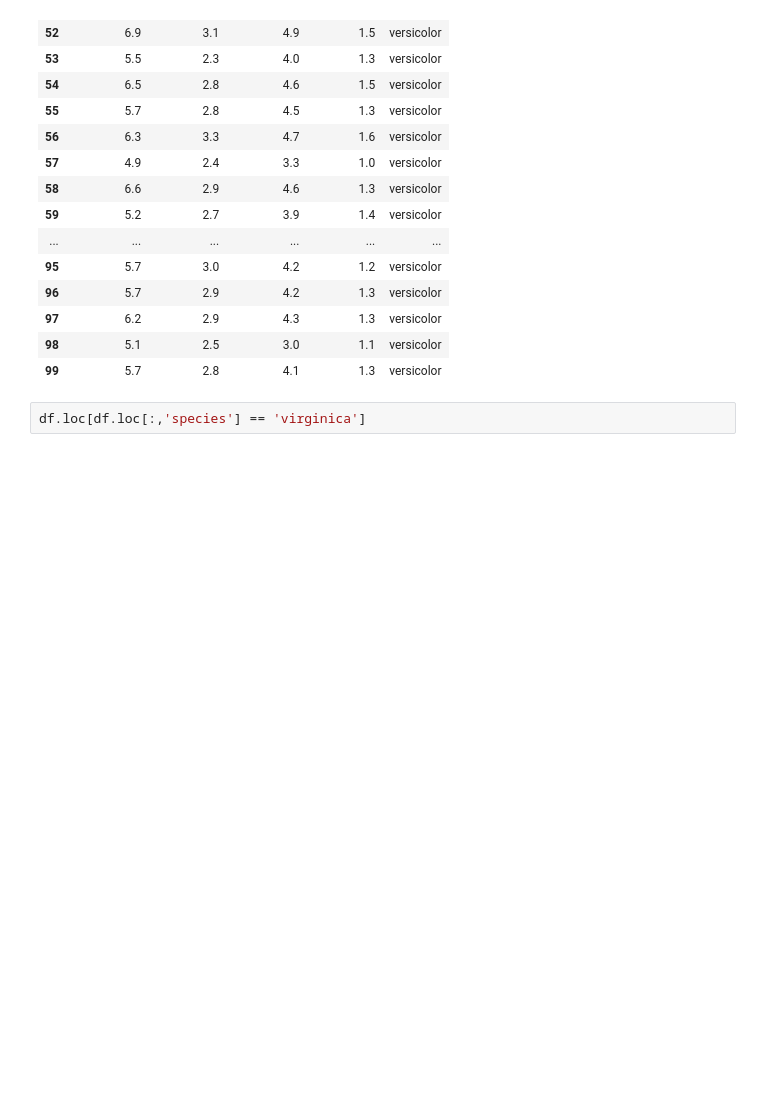
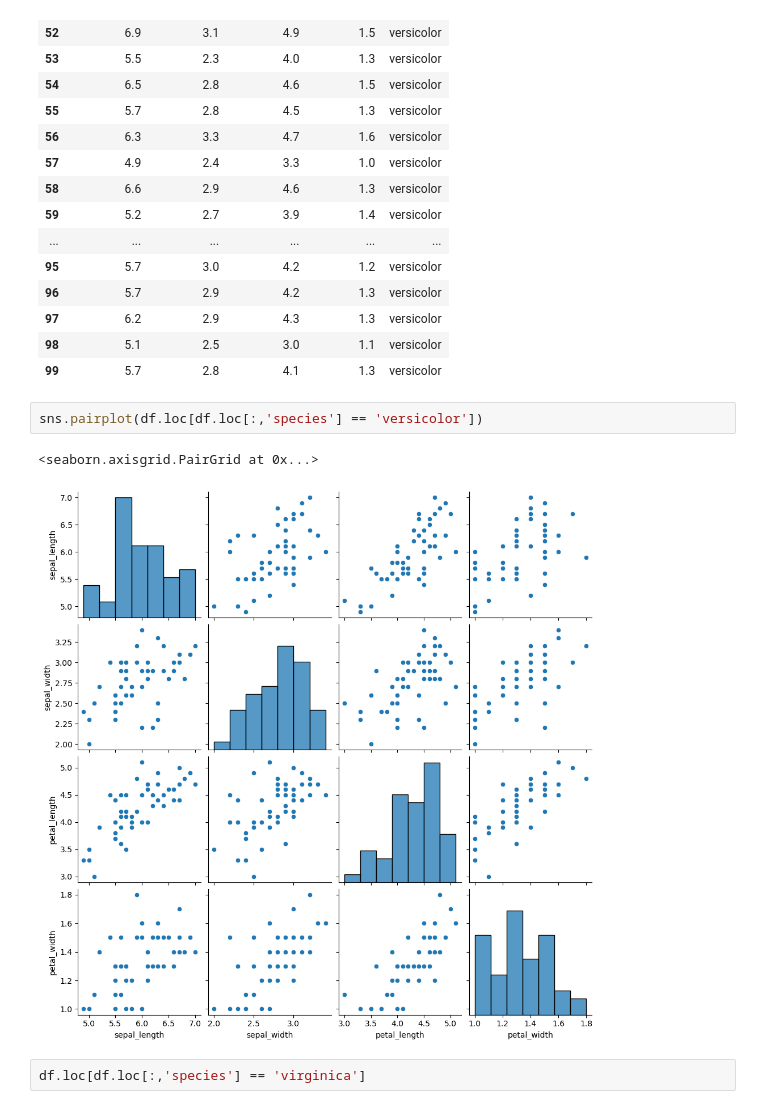
Before and after one commit to Tanjasta/Fundamentals-of-Data-Analysis, a Jupyter notebook: project.ipynb, the cells around one changed output. Cells and saved outputs as stored; diff of their text form; blank space fills up the shorter version.

```diff
--- a/project.ipynb
+++ b/project.ipynb
@@ -245,6 +250,11 @@ df.loc[df.loc[:,'species'] == 'versicolor']
 | 97 | 6.2 | 2.9 | 4.3 | 1.3 | versicolor |
 | 98 | 5.1 | 2.5 | 3.0 | 1.1 | versicolor |
 | 99 | 5.7 | 2.8 | 4.1 | 1.3 | versicolor |
+# %%
+sns.pairplot(df.loc[df.loc[:,'species'] == 'versicolor'])
+# %% [output]
+<seaborn.axisgrid.PairGrid at 0x...>
+[figure, added]
 # %%
 df.loc[df.loc[:,'species'] == 'virginica']
 # %% [output]
```
Also changed, not shown: parts of 2 cells of this notebook.
